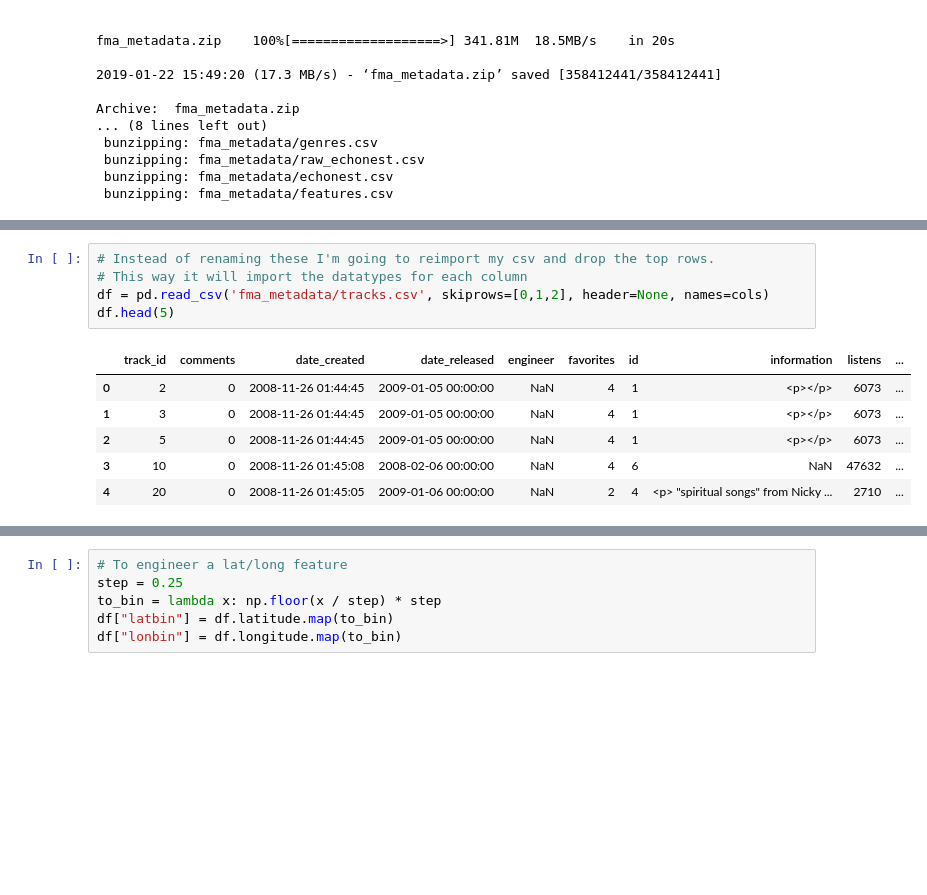
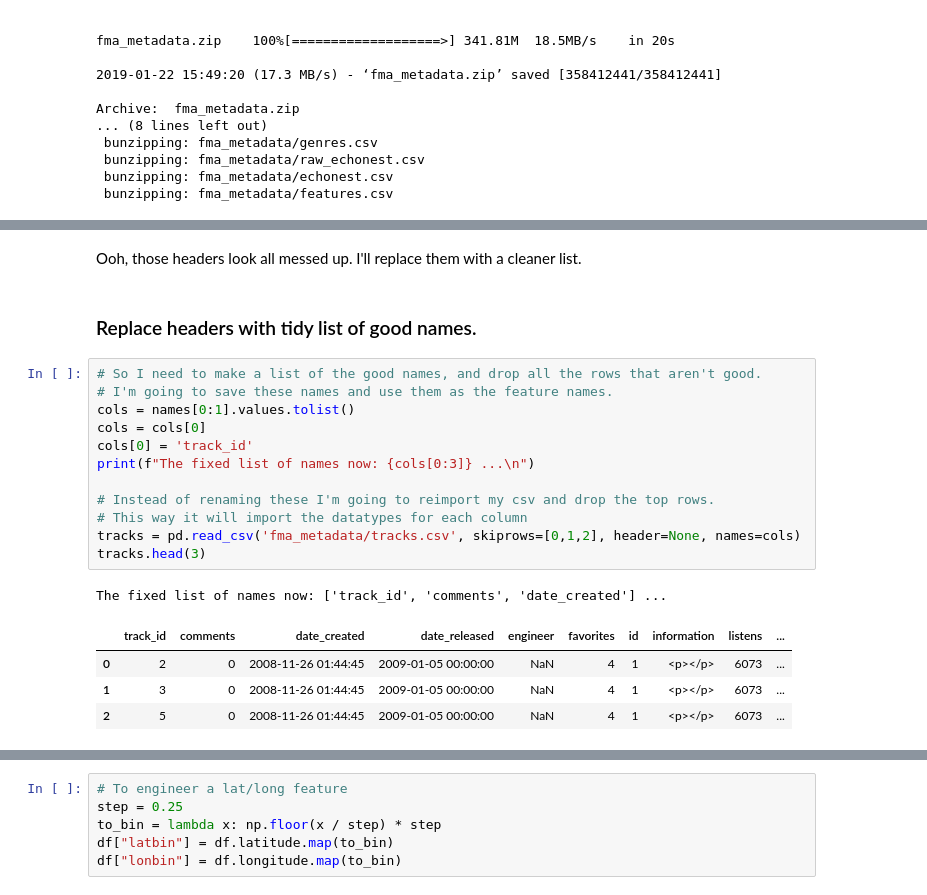
Before and after one commit to bloominstituteoftechnology/DS-Unit-2-Sprint-3-Advanced-Regression, a Jupyter notebook: module1-logistic-regression/LS_DS1_231_Logistic_Regression.ipynb, the cells around one changed output, grey strips where cells are left out. Drawn from its saved outputs; the diff is of its cells as text; blank space fills up the shorter version.

```diff
--- a/module1-logistic-regression/LS_DS1_231_Logistic_Regression.ipynb
+++ b/module1-logistic-regression/LS_DS1_231_Logistic_Regression.ipynb
@@ -337,12 +320,22 @@ cols
+# %% [markdown]
+Ooh, those headers look all messed up. I'll replace them with a cleaner list.
+# %% [markdown]
+### Replace headers with tidy list of good names.
 # %%
+# So I need to make a list of the good names, and drop all the rows that aren't good.
+# I'm going to save these names and use them as the feature names.
+cols = names[0:1].values.tolist()
+cols = cols[0]
+cols[0] = 'track_id'
+print(f"The fixed list of names now: {cols[0:3]} ...\n")
+
 # Instead of renaming these I'm going to reimport my csv and drop the top rows.
 # This way it will import the datatypes for each column
-df = pd.read_csv('fma_metadata/tracks.csv', skiprows=[0,1,2], header=None, names=cols)
-df.head(5)
+tracks = pd.read_csv('fma_metadata/tracks.csv', skiprows=[0,1,2], header=None, names=cols)
+tracks.head(3)
 # %% [output]
+The fixed list of names now: ['track_id', 'comments', 'date_created'] ...
 |  | track_id | comments | date_created | date_released | engineer | favorites | id | information | listens | ... |
 | 0 | 2 | 0 | 2008-11-26 01:44:45 | 2009-01-05 00:00:00 | NaN | 4 | 1 | <p></p> | 6073 | ... |
 | 1 | 3 | 0 | 2008-11-26 01:44:45 | 2009-01-05 00:00:00 | NaN | 4 | 1 | <p></p> | 6073 | ... |
 | 2 | 5 | 0 | 2008-11-26 01:44:45 | 2009-01-05 00:00:00 | NaN | 4 | 1 | <p></p> | 6073 | ... |
-| 3 | 10 | 0 | 2008-11-26 01:45:08 | 2008-02-06 00:00:00 | NaN | 4 | 6 | NaN | 47632 | ... |
-| 4 | 20 | 0 | 2008-11-26 01:45:05 | 2009-01-06 00:00:00 | NaN | 2 | 4 | <p> "spiritual songs" from Nicky ... | 2710 | ... |
```
Also changed, not shown: parts of 22 cells of this notebook.
